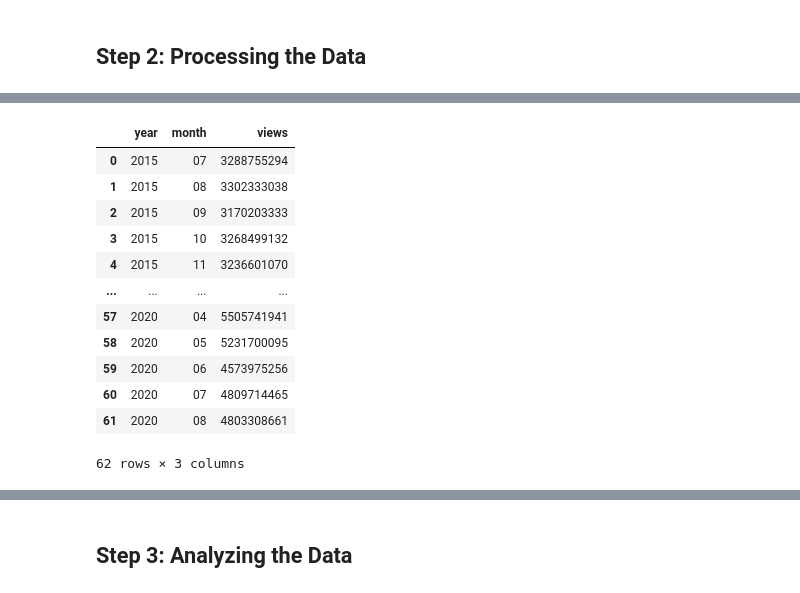
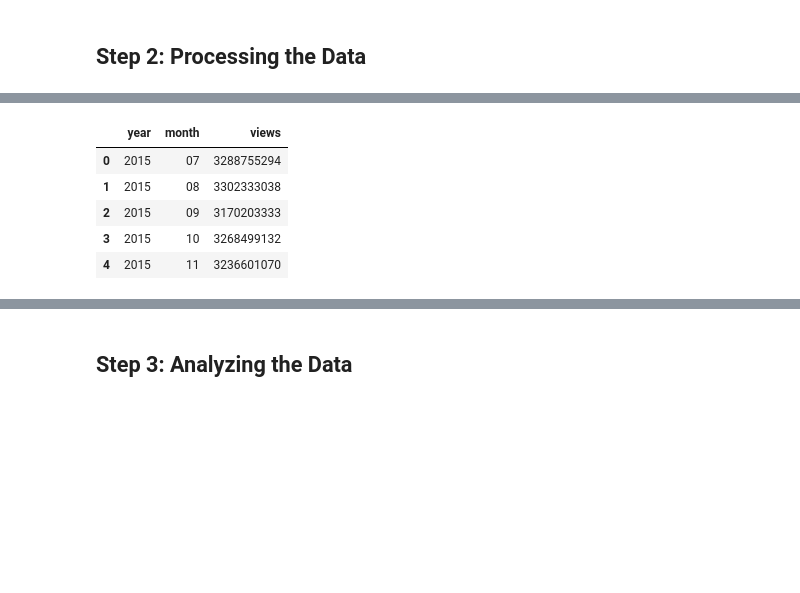
Before and after one commit to chavi-g/data-512, a Jupyter notebook: data-512-a1/data512-a1-data-curation.ipynb, the cells around one changed output, grey strips where cells are left out. Drawn from its saved outputs; the diff is of its cells as text; code cells hidden in the pictures; blank space fills up the shorter version.

```diff
--- a/data-512-a1/data512-a1-data-curation.ipynb
+++ b/data-512-a1/data512-a1-data-curation.ipynb
@@ -172,21 +166,14 @@ merged_pageview_mobile_views = pd.concat([pageview_mobile_app_views,pageview_mob
 pageview_mobile_views = merged_pageview_mobile_views.groupby(['year', 'month']).agg({"views":['sum']}).reset_index()
 pageview_mobile_views.columns = ['year', 'month', 'views']
 # %%
-pageview_mobile_views
+pageview_mobile_views.head()
 # %% [output]
 |  | year | month | views |
 | 0 | 2015 | 07 | 3288755294 |
 | 1 | 2015 | 08 | 3302333038 |
 | 2 | 2015 | 09 | 3170203333 |
 | 3 | 2015 | 10 | 3268499132 |
 | 4 | 2015 | 11 | 3236601070 |
-| ... | ... | ... | ... |
-| 57 | 2020 | 04 | 5505741941 |
-| 58 | 2020 | 05 | 5231700095 |
-| 59 | 2020 | 06 | 4573975256 |
-| 60 | 2020 | 07 | 4809714465 |
-| 61 | 2020 | 08 | 4803308661 |
-62 rows × 3 columns
 # %%
 merged_pageview_all_views = pd.concat([pageview_desktop_views, pageview_mobile_views])
 # %%
```
Also changed, not shown: parts of 23 cells of this notebook.
